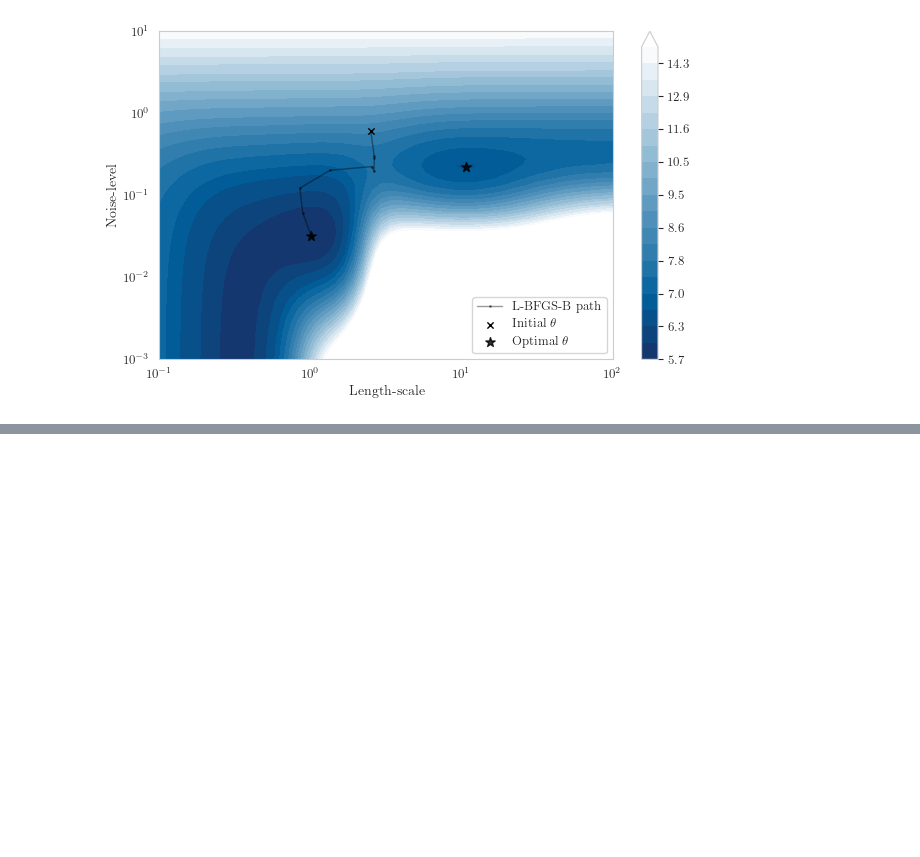
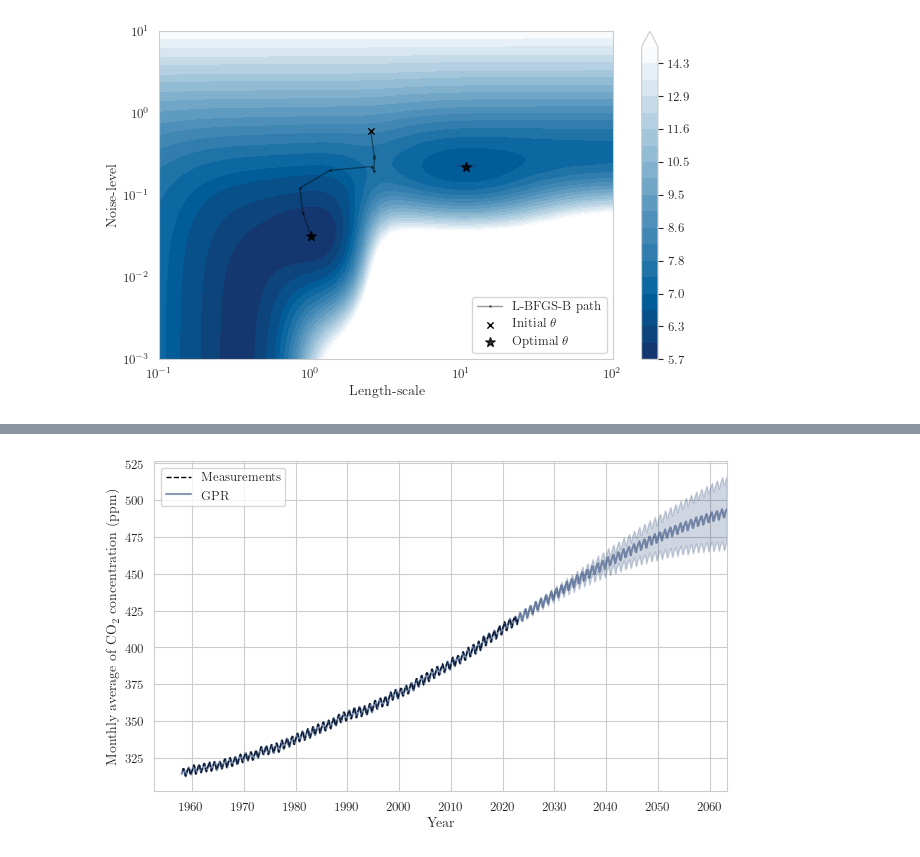
Before and after one commit to ItsNiklas/sparse-gaussian-processes, a Jupyter notebook: plots.ipynb, the cells around one changed output, grey strips where cells are left out. Cells and saved outputs as stored; diff of their text form; code cells hidden in the pictures; blank space fills up the shorter version.

```diff
--- a/plots.ipynb
+++ b/plots.ipynb
@@ -365,0 +408,44 @@ fig.savefig('contourlbfgsb.pdf', format='pdf', bbox_inches='tight', dpi=300)
+# %%
+fig, ax = plt.subplots(1, 1, figsize=set_size(fraction=1, subplots=(1, 1)))
+
+from sklearn.gaussian_process.kernels import *
+from sklearn.gaussian_process import GaussianProcessRegressor
+import datetime
+
+df_ = pd.read_csv(r"data/co2_mm_mlo.csv", skiprows=56)
+X = df_["decimal date"].to_numpy().reshape(-1, 1)
+y = df_.average.to_numpy()
+
+kernel_ = 112**2 * Matern(length_scale=115, nu = 5/2) +\
+          2.58**2 * Matern(length_scale=199, nu = 5/2) * ExpSineSquared(length_scale=1.36, periodicity=1, periodicity_bounds="fixed") +\
+          0.575**2 * RationalQuadratic(alpha=0.672, length_scale=1.05) +\
+          0.208**2 * Matern(length_scale=0.128, nu = 5/2) + WhiteKernel(noise_level=0.0382)
+
+gpr = GaussianProcessRegressor(kernel=kernel_, optimizer=None)
+y_mean = y.mean()
+gpr.fit(X, y - y_mean)
+
+today = datetime.datetime.now()
+X_test = np.linspace(start=1958, stop=today.year + 40 + today.month / 12, num=700).reshape(-1, 1)
+
+mean_y_pred, std_y_pred = gpr.predict(X_test, return_std=True)
+mean_y_pred += y_mean
+plt.plot(X, y, color="black", linestyle="dashed", label="Measurements", lw = 1)
+plt.plot(X_test, mean_y_pred, color=unimap(.99), alpha=0.5, label="GPR")
+plt.fill_between(
+    X_test.ravel(),
+    mean_y_pred - std_y_pred,
+    mean_y_pred + std_y_pred,
+    alpha=0.2,
+    color=unimap(0.99)
+)
+ax.xaxis.set_major_locator(matplotlib.ticker.MaxNLocator(11+1))
+ax.set_xlabel("Year");ax.set_ylabel("Monthly average of CO$_2$ concentration (ppm)")
+
+plt.legend(loc='upper left')
+plt.xlim(right = max(X_test))
+plt.tight_layout()
+plt.show()
+fig.savefig('maunaloa.pdf', format='pdf', bbox_inches='tight', dpi=300)
+# %% [output]
+[figure, added]
```
Also changed, not shown: parts of 5 cells of this notebook, 5 other files.
